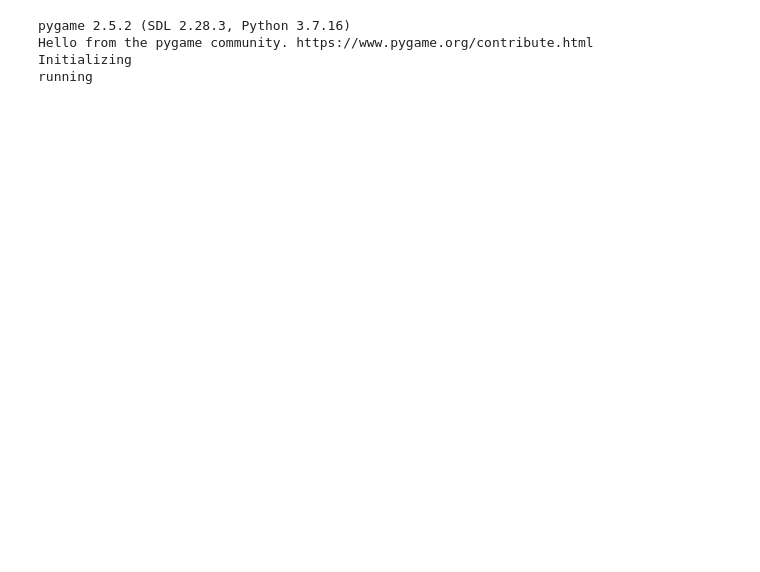
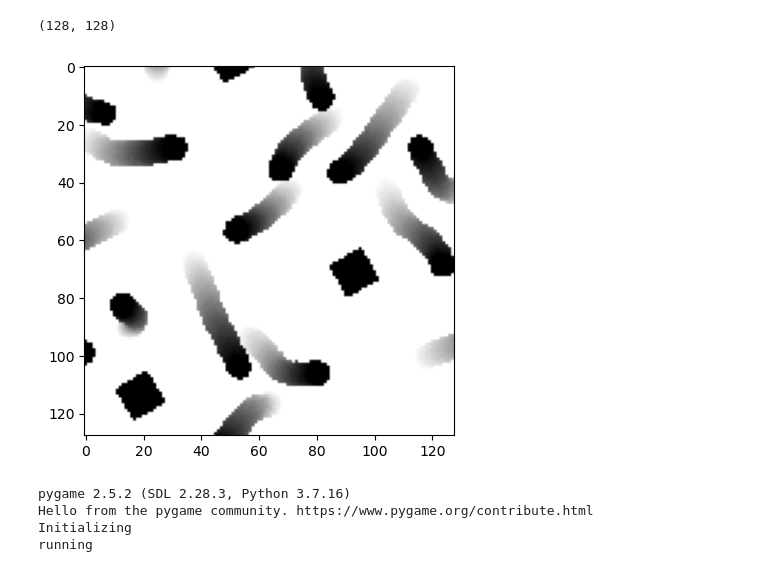
Before and after one commit to shashankGarik/simSSTA, a Jupyter notebook: simulation_test.ipynb, the cells around one changed output. Drawn from its saved outputs; the diff is of its cells as text; code cells hidden in the pictures; blank space fills up the shorter version.

```diff
--- a/simulation_test.ipynb
+++ b/simulation_test.ipynb
@@ -27,3 +9,29 @@
+# %%
+%run test_cases.py
+import cv2
+import numpy as np
+import matplotlib.pyplot as plt
+from matplotlib.colors import LinearSegmentedColormap
+import matplotlib as mpl
+
+# Define the colors for the custom colormap (purple, yellow, blue)
+colors = ["purple", "yellow", "blue"]
+# Create a custom colormap
+cmap = LinearSegmentedColormap.from_list("custom_cmap", colors, N=100)
+a=cv2.imread(r"C:\Users\Welcome\Documents\Kouby\M.S.Robo- Georgia Tech\GATECH LABS\SHREYAS_LAB\Simulation_Environment\Github Simulation Network\t2no_00000001.png", cv2.COLOR_BGR2GRAY)
+v=255//50
+v=v*a
+plt.imshow(a,cmap="gray")
+cv2.cvtColor
+print(a.shape)
+# v = cv2.applyColorMap(v, cv2.COLORMAP_HSV)
+# cv2.imshow("hi",v)
+# cv2.waitKey(0)
+# print(np.unique(v))
+# print(v)
+# %% [output]
+(128, 128)
+[figure, added]
 # %%
 %run basic_agent.py
 # %% [output]
```
Also changed, not shown: parts of 1 cell of this notebook, 8 other files.
